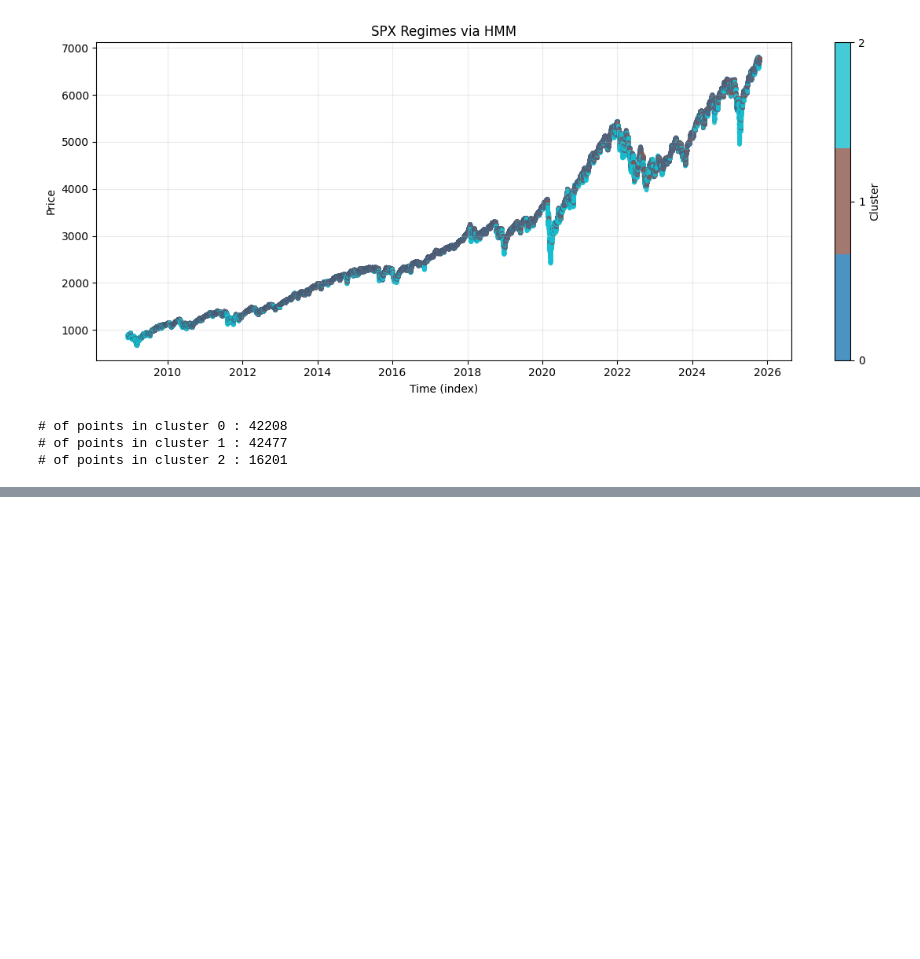
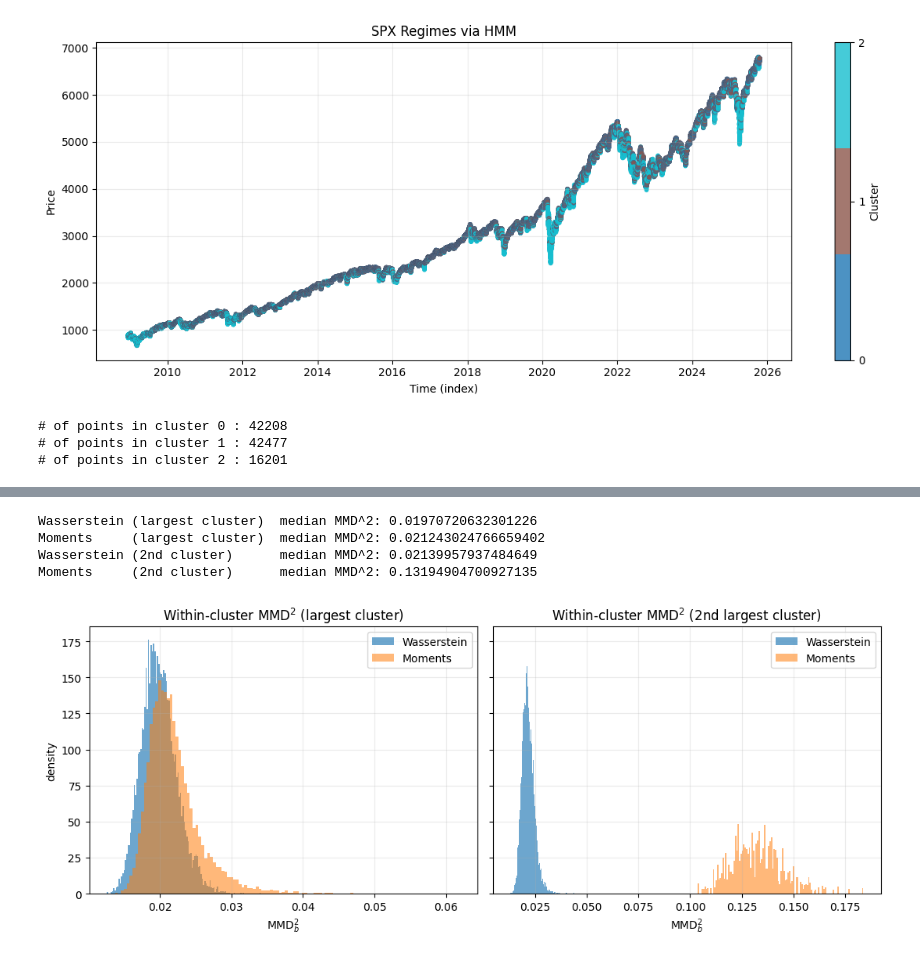
Before and after one commit to laurence1126/Wasserstein-Regime-Clustering, a Jupyter notebook: jupyter/clustering_examples.ipynb, the cells around one changed output, grey strips where cells are left out. Cells and saved outputs as stored; diff of their text form; code cells hidden in the pictures; blank space fills up the shorter version.

```diff
--- a/jupyter/clustering_examples.ipynb
+++ b/jupyter/clustering_examples.ipynb
@@ -356,0 +377,14 @@ for i, cnt in enumerate(np.bincount(result.labels)):
+# %%
+# (2) Within-cluster figure (two panels, like the paper)
+(d_w1, d_w2, d_m1, d_m2), fig = mmd.plot_within_two_methods(segments, wk_labels, mk_labels, B=10000)
+
+print("Wasserstein (largest cluster)  median MMD^2:", np.median(d_w1))
+print("Moments     (largest cluster)  median MMD^2:", np.median(d_m1))
+print("Wasserstein (2nd cluster)      median MMD^2:", np.median(d_w2))
+print("Moments     (2nd cluster)      median MMD^2:", np.median(d_m2))
+# %% [output]
+Wasserstein (largest cluster)  median MMD^2: 0.01970720632301226
+Moments     (largest cluster)  median MMD^2: 0.021243024766659402
+Wasserstein (2nd cluster)      median MMD^2: 0.02139957937484649
+Moments     (2nd cluster)      median MMD^2: 0.13194904700927135
+[figure, added]
```
Also changed, not shown: parts of 4 cells of this notebook, 1 other file.
